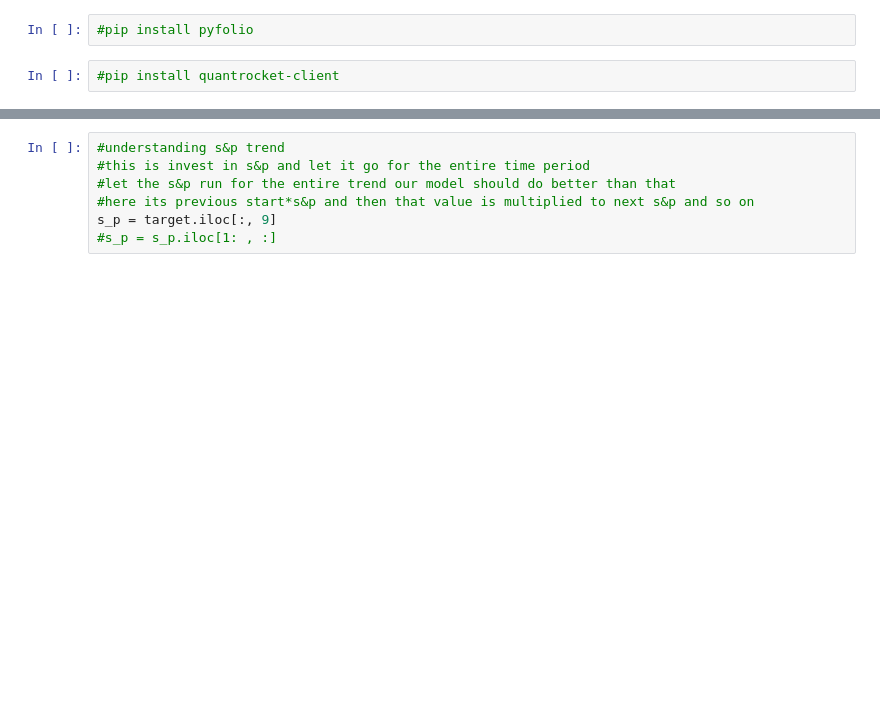
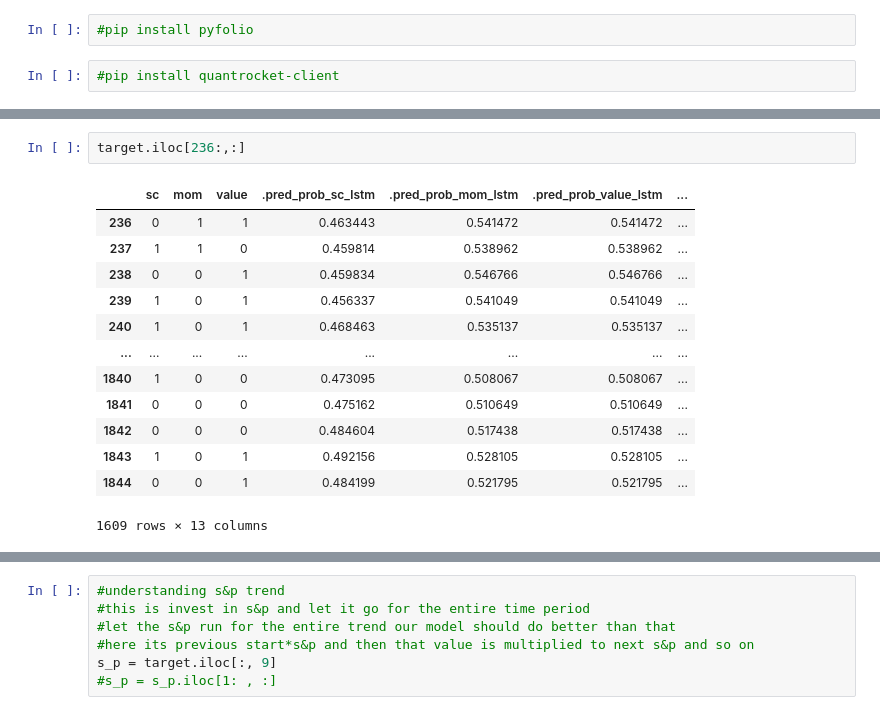
Before and after one commit to JBaldys/APlusBernstein-Project, a Jupyter notebook: notebooks/balanced_profolio.ipynb, the cells around one changed output, grey strips where cells are left out. Drawn from its saved outputs; the diff is of its cells as text; blank space fills up the shorter version.

```diff
--- a/notebooks/balanced_profolio.ipynb
+++ b/notebooks/balanced_profolio.ipynb
@@ -123 +197,17 @@ Net_return
 1845 rows × 1 columns
+# %%
+target.iloc[236:,:]
+# %% [output]
+|  | sc | mom | value | .pred_prob_sc_lstm | .pred_prob_mom_lstm | .pred_prob_value_lstm | ... |
+| 236 | 0 | 1 | 1 | 0.463443 | 0.541472 | 0.541472 | ... |
+| 237 | 1 | 1 | 0 | 0.459814 | 0.538962 | 0.538962 | ... |
+| 238 | 0 | 0 | 1 | 0.459834 | 0.546766 | 0.546766 | ... |
+| 239 | 1 | 0 | 1 | 0.456337 | 0.541049 | 0.541049 | ... |
+| 240 | 1 | 0 | 1 | 0.468463 | 0.535137 | 0.535137 | ... |
+| ... | ... | ... | ... | ... | ... | ... | ... |
+| 1840 | 1 | 0 | 0 | 0.473095 | 0.508067 | 0.508067 | ... |
+| 1841 | 0 | 0 | 0 | 0.475162 | 0.510649 | 0.510649 | ... |
+| 1842 | 0 | 0 | 0 | 0.484604 | 0.517438 | 0.517438 | ... |
+| 1843 | 1 | 0 | 1 | 0.492156 | 0.528105 | 0.528105 | ... |
+| 1844 | 0 | 0 | 1 | 0.484199 | 0.521795 | 0.521795 | ... |
+1609 rows × 13 columns
```
Also changed, not shown: parts of 24 cells of this notebook.
